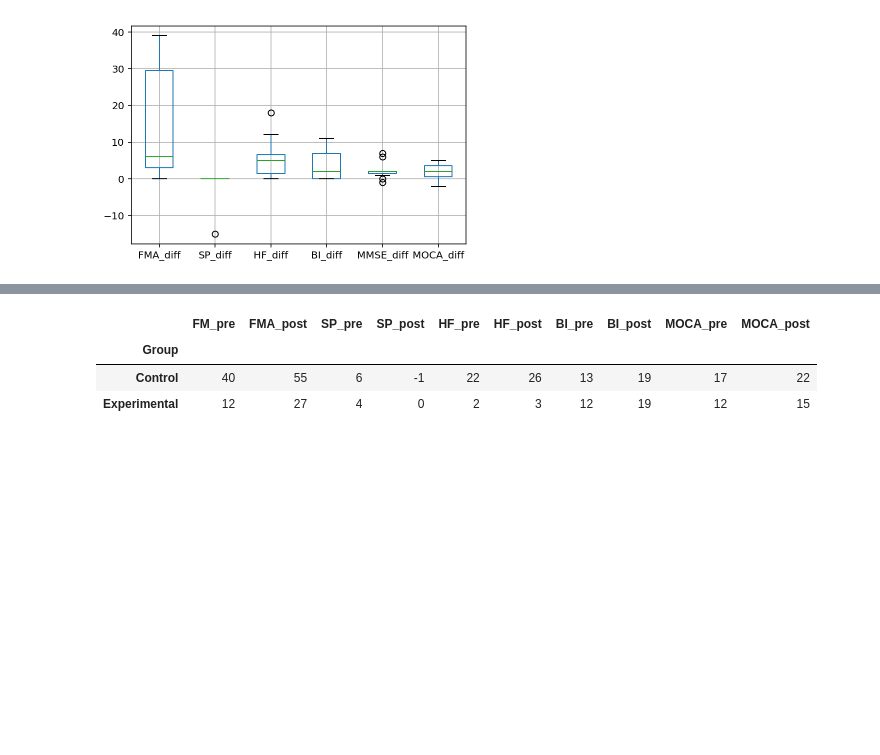
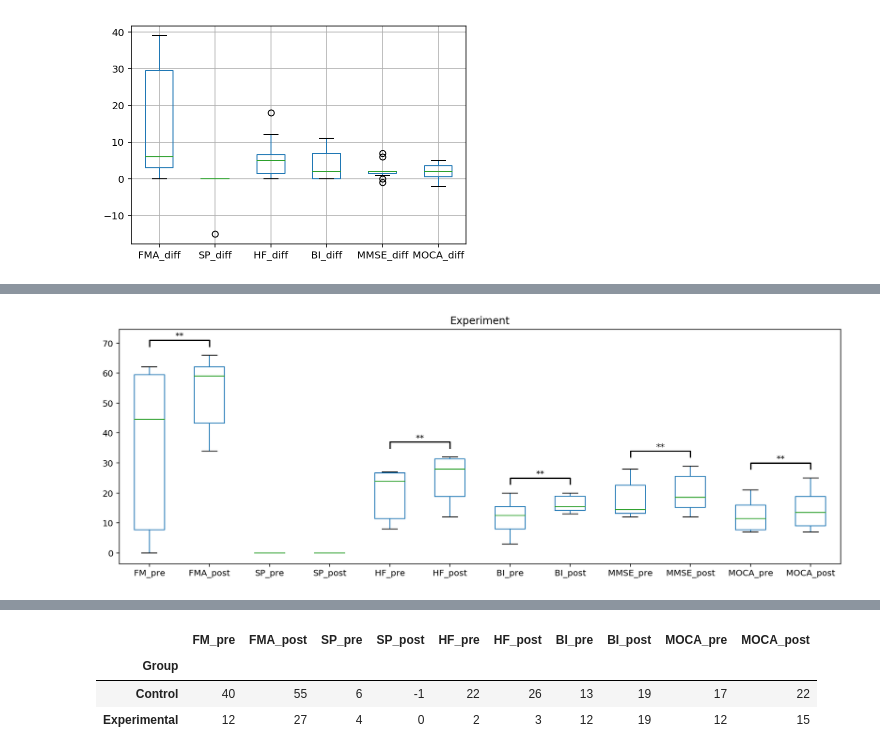
Before and after one commit to TKaewlee/statistical-analysis, a Jupyter notebook: Gyro-Data Analysis.ipynb, the cells around one changed output, grey strips where cells are left out. Cells and saved outputs as stored; diff of their text form; code cells hidden in the pictures; blank space fills up the shorter version.

```diff
--- a/Gyro-Data Analysis.ipynb
+++ b/Gyro-Data Analysis.ipynb
@@ -313,0 +325,26 @@ result.iloc[:, 13:].boxplot()
+# %%
+result.loc[result.Group.str.contains('Con'),'FM_pre':'MOCA_post'].boxplot(grid=False, figsize=(15,5))
+x1, x2 = 1, 2
+y, h, col = result.loc[result.Group.str.contains('Con'),'FM_pre':'MOCA_post']['FMA_post'].max() + 3, 2, 'k'
+plt.plot([x1, x1, x2, x2], [y, y+h, y+h, y], lw=1.5, c=col)
+plt.text((x1+x2)*.5, y+h, "**", ha='center', va='bottom', color=col)
+x1, x2 = 5, 6
+y, h, col = result.loc[result.Group.str.contains('Con'),'FM_pre':'MOCA_post']['HF_post'].max() + 3, 2, 'k'
+plt.plot([x1, x1, x2, x2], [y, y+h, y+h, y], lw=1.5, c=col)
+plt.text((x1+x2)*.5, y+h, "**", ha='center', va='bottom', color=col)
+x1, x2 = 7, 8
+y, h, col = result.loc[result.Group.str.contains('Con'),'FM_pre':'MOCA_post']['BI_post'].max() + 3, 2, 'k'
+plt.plot([x1, x1, x2, x2], [y, y+h, y+h, y], lw=1.5, c=col)
+plt.text((x1+x2)*.5, y+h, "**", ha='center', va='bottom', color=col)
+x1, x2 = 9, 10
+y, h, col = result.loc[result.Group.str.contains('Con'),'FM_pre':'MOCA_post']['MMSE_post'].max() + 3, 2, 'k'
+plt.plot([x1, x1, x2, x2], [y, y+h, y+h, y], lw=1.5, c=col)
+plt.text((x1+x2)*.5, y+h, "**", ha='center', va='bottom', color=col)
+x1, x2 = 11, 12
+y, h, col = result.loc[result.Group.str.contains('Con'),'FM_pre':'MOCA_post']['MOCA_post'].max() + 3, 2, 'k'
+plt.plot([x1, x1, x2, x2], [y, y+h, y+h, y], lw=1.5, c=col)
+plt.text((x1+x2)*.5, y+h, "**", ha='center', va='bottom', color=col)
+plt.title("Experiment")
+plt.show()
+# %% [output]
+[figure, added]
```
Also changed, not shown: parts of 23 cells of this notebook, 2 other files.
